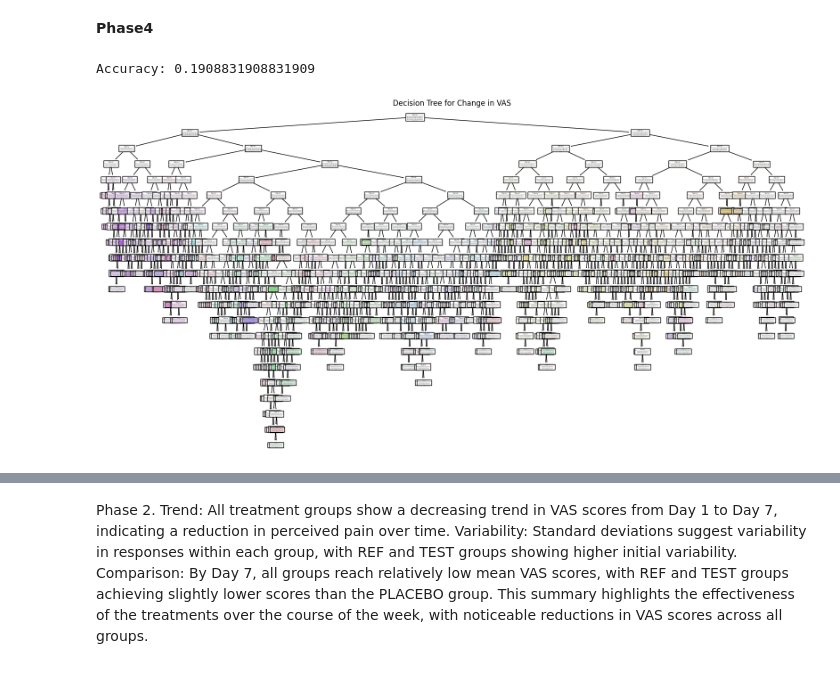
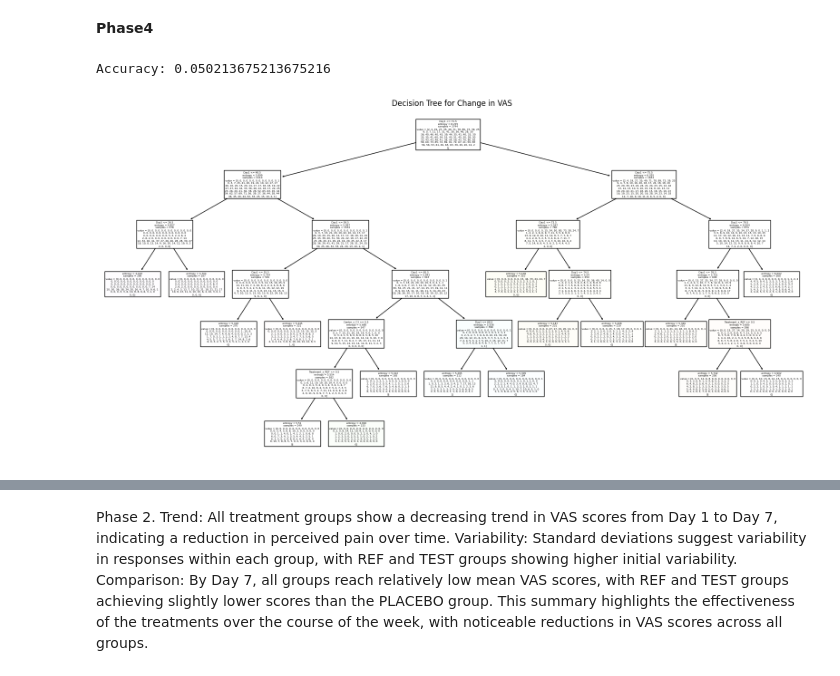
Before and after one commit to vedmara/project, a Jupyter notebook: Project_July_final.ipynb, the cells around one changed output, grey strips where cells are left out. Saved outputs shown, nothing was run; the diff lists cells and outputs as text; code cells hidden in the pictures.

Commit message:
Decision and conclusions

```diff
--- a/Project_July_final.ipynb
+++ b/Project_July_final.ipynb
@@ -588,16 +564,0 @@ Index(['Patient_ID', 'Treatment_x', 'Center_x', 'ITT', 'PP', 'Age', 'Gender',
-# %%
-# Calculate percentage change in VAS from Day 1 to Day 7
-merged_data['Percent_Change'] = (merged_data['VAS_Change_y'] - merged_data['VAS_Change_x']) / merged_data['VAS_Change_x'] * 100
-
-# Define Percent_Change75 based on the condition
-merged_data['Percent_Change75'] = np.where(merged_data['Percent_Change'] > 75, 1, 0)
-
-# Prepare data for logistic regression
-X_logit = merged_data[['Age', 'Gender', 'Center_y', 'Treatment_y']].copy()
-X_logit = pd.get_dummies(X_logit, columns=['Gender', 'Center_y', 'Treatment_y'], drop_first=True)
-X_logit = X_logit.astype(float)
-y_logit = merged_data['Percent_Change75'].astype(float)
-
-# Fit logistic regression model
-logit_model = sm.Logit(y_logit, sm.add_constant(X_logit)).fit()
-print(logit_model.summary())
@@ -621,0 +565,23 @@ Treatment_y_TEST    -0.3438      0.039     -8.783      0.000      -0.420      -0
+# %%
+vas_pivot = vas_data.pivot(index='Patient_ID', columns='Day', values='VAS').reset_index()
+
+# Ensure the columns have proper names (Day1, Day2, etc.)
+vas_pivot.columns.name = None
+vas_pivot.columns = ['Patient_ID', 'Day1', 'Day2', 'Day3', 'Day4', 'Day5', 'Day6', 'Day7']
+
+# Calculate percentage change from Day 1 for each day
+for day in range(2, 8):  # Day 2 to Day 7
+    day_col = f'Day{day}'
+    vas_pivot[f'Percent_Change_{day}'] = ((vas_pivot['Day1'] - vas_pivot[day_col]) / vas_pivot['Day1']) * 100
+
+# Create Percent_Change75 based on the condition
+vas_pivot['Percent_Change75'] = 0  # Initialize with 0
+for day in range(2, 8):
+    change_col = f'Percent_Change_{day}'
+    vas_pivot['Percent_Change75'] = vas_pivot['Percent_Change75'] | (vas_pivot[change_col] > 75).astype(int)
+
+# Merge with the existing merged_data
+merged_data = pd.merge(merged_data, vas_pivot[['Patient_ID', 'Percent_Change75']], on='Patient_ID', how='inner')
+
+# Check the results
+print(merged_data[['Patient_ID', 'Percent_Change75']].head())
@@ -648,6 +665,8 @@ P-value: 0.0
 # %% [markdown]
 **Phase4**
 # %%
+X_tree = merged_data[['Treatment_x', 'Day1', 'Age', 'Gender', 'Center_x']]
+y_tree = merged_data['VAS_Change']
 # Ensure consistent variable usage for dummy conversion
 X_tree = pd.get_dummies(X_tree, drop_first=True)
 
@@ -655,7 +674,7 @@ X_tree = pd.get_dummies(X_tree, drop_first=True)
 X_train, X_test, y_train, y_test = train_test_split(X_tree, y_tree, test_size=0.2, random_state=42)
 
 # Fit and evaluate the decision tree model
-tree_model = DecisionTreeClassifier(random_state=42)
+tree_model = DecisionTreeClassifier(criterion='entropy', min_samples_split = int(len(X_train)*.10))
 tree_model.fit(X_train, y_train)
 
 # Predict on the test set and evaluate accuracy
@@ -666,12 +685,12 @@ print("Accuracy:", accuracy)
 # Extract feature names after dummy variable conversion
 feature_names = X_tree.columns
 # %% [output]
-Accuracy: 0.1908831908831909
+Accuracy: 0.050213675213675216
 # %%
 # Visualize the decision tree (optional)
 plt.figure(figsize=(20, 10))
-plot_tree(tree_model, filled=True, feature_names=feature_names)
+plot_tree(tree_model, filled = True, feature_names = list(X_tree.columns))
 plt.title("Decision Tree for Change in VAS")
 plt.show()
 # %% [output]
-[figure, old version]
+[figure, new version]
```
Also changed, not shown: parts of 17 cells of this notebook.
